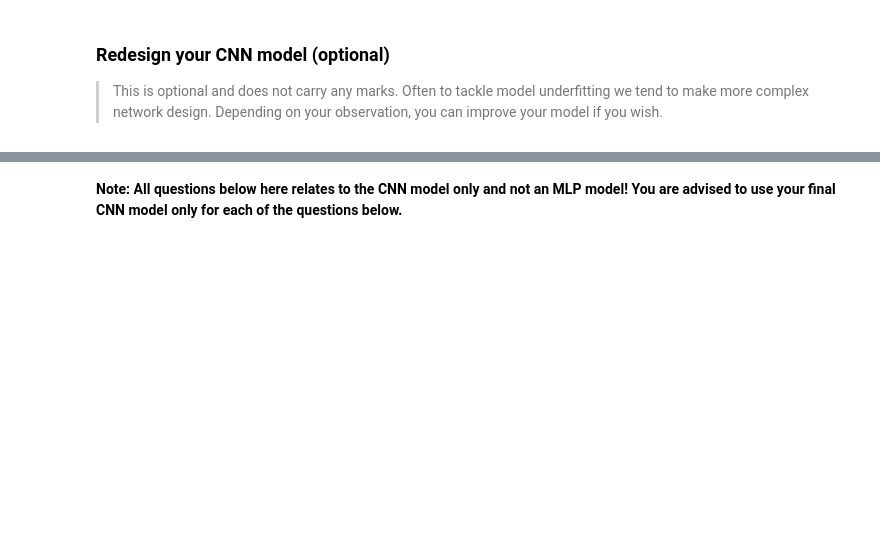
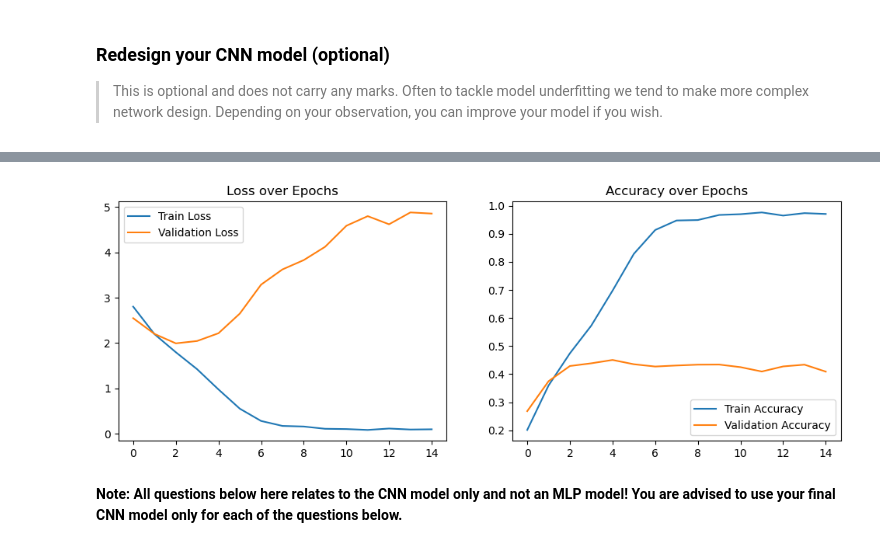
Before and after one commit to assh/dl_assessment2, a Jupyter notebook: COMP5625M_assessment2024_problem.ipynb, the cells around one changed output, grey strips where cells are left out. Saved outputs shown, nothing was run; the diff lists cells and outputs as text; code cells hidden in the pictures; blank space fills up the shorter version.

```diff
--- a/COMP5625M_assessment2024_problem.ipynb
+++ b/COMP5625M_assessment2024_problem.ipynb
@@ -675,6 +742,6 @@ model = CustomCNN()
 # %%
 
-cnn_criterion = nn.NLLLoss()
+cnn_criterion = nn.CrossEntropyLoss()
 cnn_optimizer = optim.Adam(model.parameters(), lr=1e-3)
 
 # Train CNN model
@@ -682,3 +749,4 @@ model, cnn_history = train_model(model, train_loader, val_loader, cnn_criterion,
 
 # Plot training history for CNN
 plot_training_history(cnn_history)
+# %% [output]
@@ -685,3 +768,4 @@ plot_training_history(cnn_history)
+[figure, added]
 # %% [markdown]
 **Note: All questions below here relates to the CNN model only and not an MLP model! You are advised to use your final CNN model only for each of the questions below.**
 # %% [markdown]
```
Also changed, not shown: parts of 24 cells of this notebook, 1 other file.
